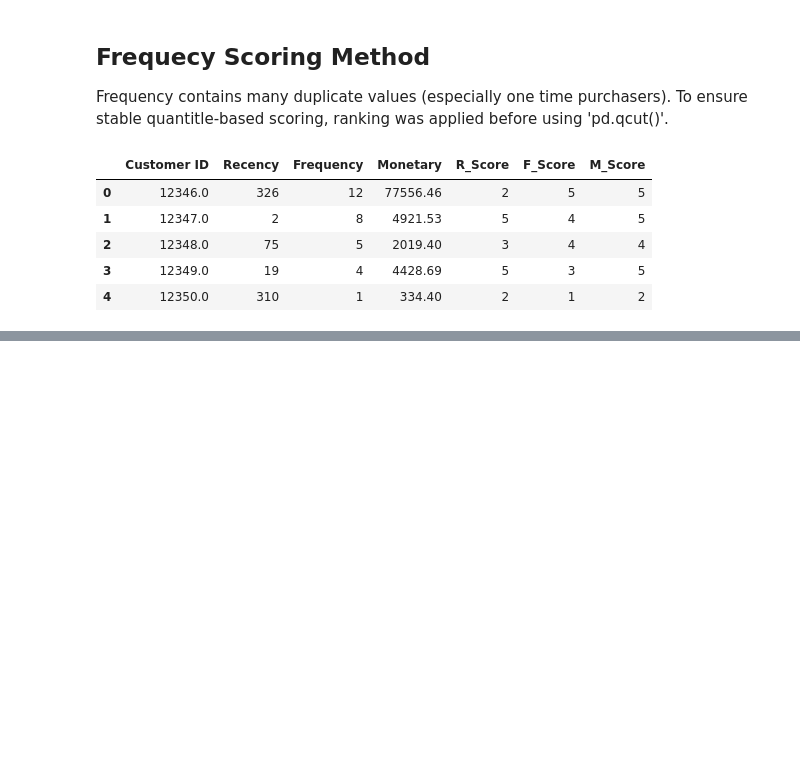
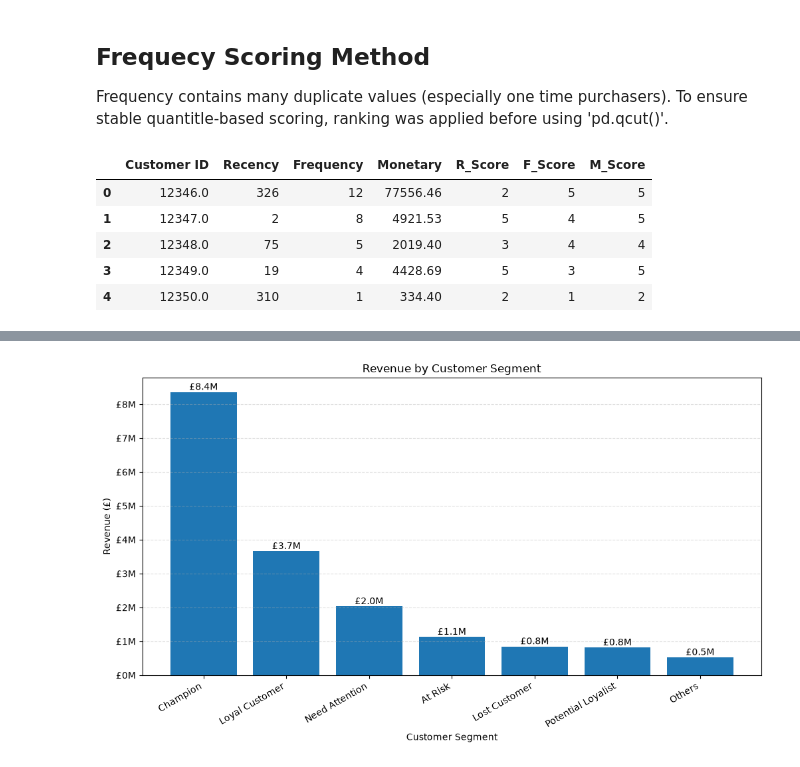
Before and after one commit to yoonjusong-analytics/ecommerce--customer-sales-analysis, a Jupyter notebook: notebook/04_rfm_analysis.ipynb, the cells around one changed output, grey strips where cells are left out. Drawn from its saved outputs; the diff is of its cells as text; code cells hidden in the pictures; blank space fills up the shorter version.

```diff
--- a/notebook/04_rfm_analysis.ipynb
+++ b/notebook/04_rfm_analysis.ipynb
@@ -216,0 +356,10 @@ rfm.head()
+# %%
+# Revenue by custoemr segment
+
+sales_segment = sales_df.merge(
+    rfm[["Customer ID", "Segment"]],
+    on = "Customer ID",
+    how="left"
+)
+
+sales_segment.head()
@@ -216,0 +393,10 @@ rfm.head()
+# %%
+# Total sales revenue and proportion by segement
+
+segment_revenue["Revenue %"] = (
+    segment_revenue["Sales"]
+    / segment_revenue["Sales"].sum()
+    * 100
+).round(1)
+
+segment_revenue
@@ -216,0 +462,42 @@ rfm.head()
+# %%
+# Revenue by segment chart
+plt.figure(figsize=(10, 6))
+
+bars = plt.bar(
+    segment_revenue["Segment"],
+    segment_revenue["Sales"]
+)
+
+plt.title("Revenue by Customer Segment")
+plt.xlabel("Customer Segment")
+plt.ylabel("Revenue (£)")
+plt.xticks(rotation=30, ha="right")
+
+plt.grid(
+    axis="y",
+    linestyle="--",
+    alpha=0.4
+)
+
+for bar in bars:
+    height = bar.get_height()
+
+    plt.text(
+        bar.get_x() + bar.get_width() / 2,
+        height,
+        f"£{height / 1_000_000:.1f}M",
+        ha="center",
+        va="bottom"
+    )
+
+plt.tight_layout()
+
+from matplotlib.ticker import FuncFormatter
+
+plt.gca().yaxis.set_major_formatter(
+    FuncFormatter(lambda x, pos: f"£{x/ 1_000_000:.0f}M")
+)
+
+plt.show()
+# %% [output]
+[figure, added]
```
Also changed, not shown: parts of 20 cells of this notebook.
